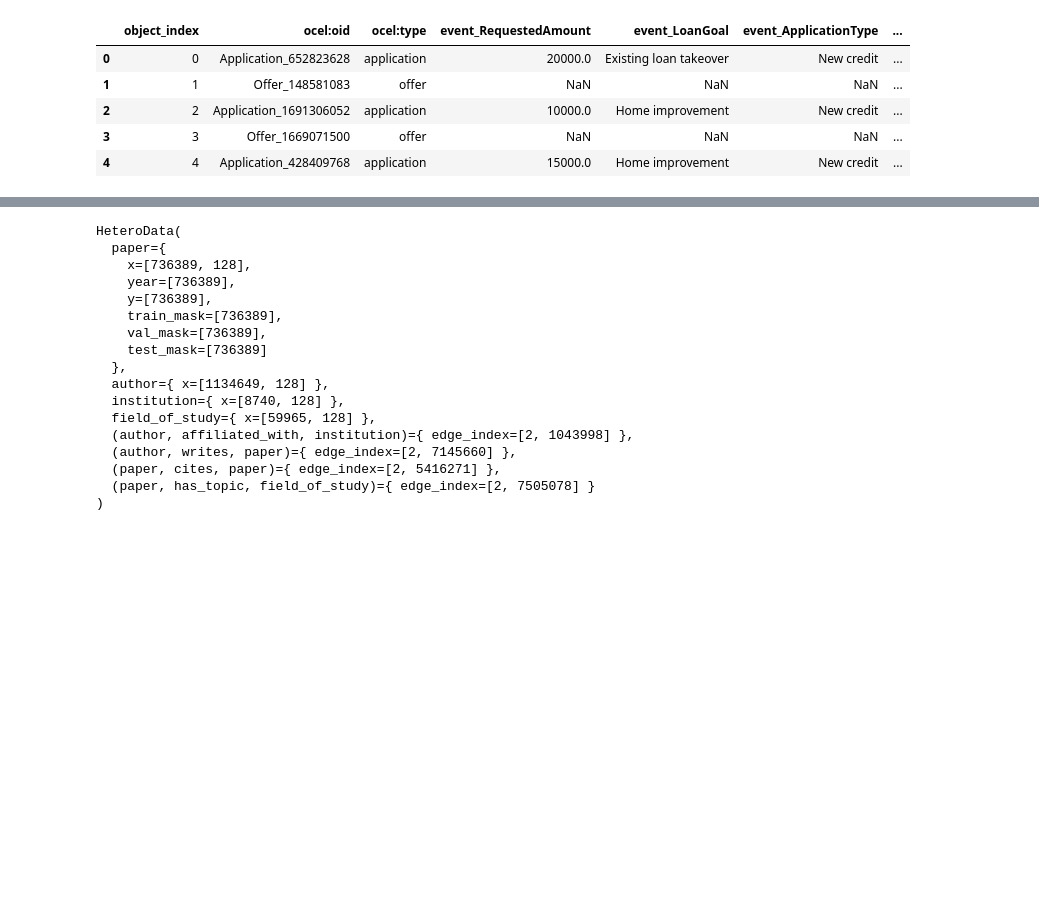
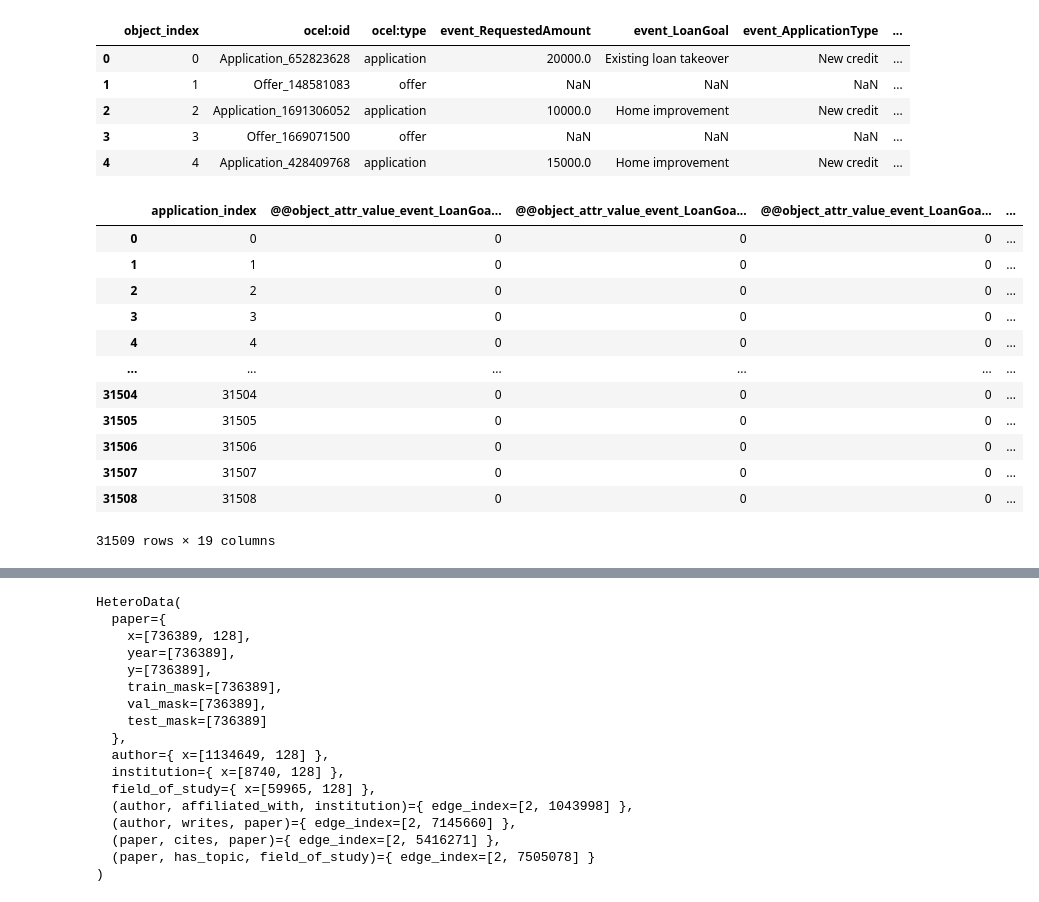
Before and after one commit to TKForgeron/OCPPM, a Jupyter notebook: experiment/feature_encodings/ofg.ipynb, the cells around one changed output, grey strips where cells are left out. Drawn from its saved outputs; the diff is of its cells as text; code cells hidden in the pictures; blank space fills up the shorter version.

```diff
--- a/experiment/feature_encodings/ofg.ipynb
+++ b/experiment/feature_encodings/ofg.ipynb
@@ -79,14 +171,18 @@ data, feature_names = object_feature_factory.apply(
     },
 )
 # %%
-object_features = pd.DataFrame(data,columns=feature_names)
-object_index_map = pd.Series(ocel.objects["object_index"].values,index=ocel.objects["ocel:oid"]).to_dict()
-# object_features.replace(object_index_map)
+object_features = pd.DataFrame(data, columns=feature_names)
+oid_object_index_map = get_index_map(ocel.objects, "ocel:oid", "object_index")
+# object_features.replace(oid_object_index_map)
 # %%
-object_features = object_features.rename(columns={'@@event_num_object_index':'oid'})
-object_features['oid'] = object_features['oid'].astype(int)
-object_features['oid'] = object_features['oid'].replace(object_index_map)
+object_features = object_features.rename(columns={'@@event_num_object_index':'object_index'})
+
+object_features['object_index'] = object_features['object_index'].astype(int)
+object_features['object_index'] = object_features['object_index'].replace(oid_object_index_map)
 # %%
+
+
+
 # Split object feature matrix into one feature matrix per object type
 offer_features = object_features[
     object_features["@@object_attr_value_ocel:type_offer"] == 1
@@ -102,16 +198,19 @@ application_attribute_feature_idxs = flatten(
         np.where(application_features.columns.str.contains(attr_name))[0]
         for attr_name in application_attributes["str"]
         + application_attributes["num"]
-        + ["oid"]
+        + ["object_index"]
     ]
 )
 offer_attribute_feature_idxs = flatten(
     [
         np.where(offer_features.columns.str.contains(attr_name))[0]
-        for attr_name in offer_attributes["str"]
-        + offer_attributes["num"]
-        + ["oid"]
+        for attr_name in offer_attributes["str"] + offer_attributes["num"] + ["object_index"]
     ]
 )
 application_features = application_features.iloc[:, application_attribute_feature_idxs]
+application_features = add_object_type_index(application_features, "application")
+object_index_application_index_map = get_index_map(application_features, "object_index", "application_index")
+
 offer_features = offer_features.iloc[:, offer_attribute_feature_idxs]
+offer_features = add_object_type_index(offer_features, "offer")
+object_index_offer_index_map = get_index_map(offer_features, "object_index", "offer_index")
@@ -121 +217,17 @@ graph = {(object_index_map[edge[0]],object_index_map[edge[1]]) for edge in graph
+# %%
+application_features
+# %% [output]
+|  | application_index | @@object_attr_value_event_LoanGoa... | @@object_attr_value_event_LoanGoa... | @@object_attr_value_event_LoanGoa... | ... |
+| 0 | 0 | 0 | 0 | 0 | ... |
+| 1 | 1 | 0 | 0 | 0 | ... |
+| 2 | 2 | 0 | 0 | 0 | ... |
+| 3 | 3 | 0 | 0 | 0 | ... |
+| 4 | 4 | 0 | 0 | 0 | ... |
+| ... | ... | ... | ... | ... | ... |
+| 31504 | 31504 | 0 | 0 | 0 | ... |
+| 31505 | 31505 | 0 | 0 | 0 | ... |
+| 31506 | 31506 | 0 | 0 | 0 | ... |
+| 31507 | 31507 | 0 | 0 | 0 | ... |
+| 31508 | 31508 | 0 | 0 | 0 | ... |
+31509 rows × 19 columns
 # %%
```
Also changed, not shown: parts of 18 cells of this notebook, 1 other file.
